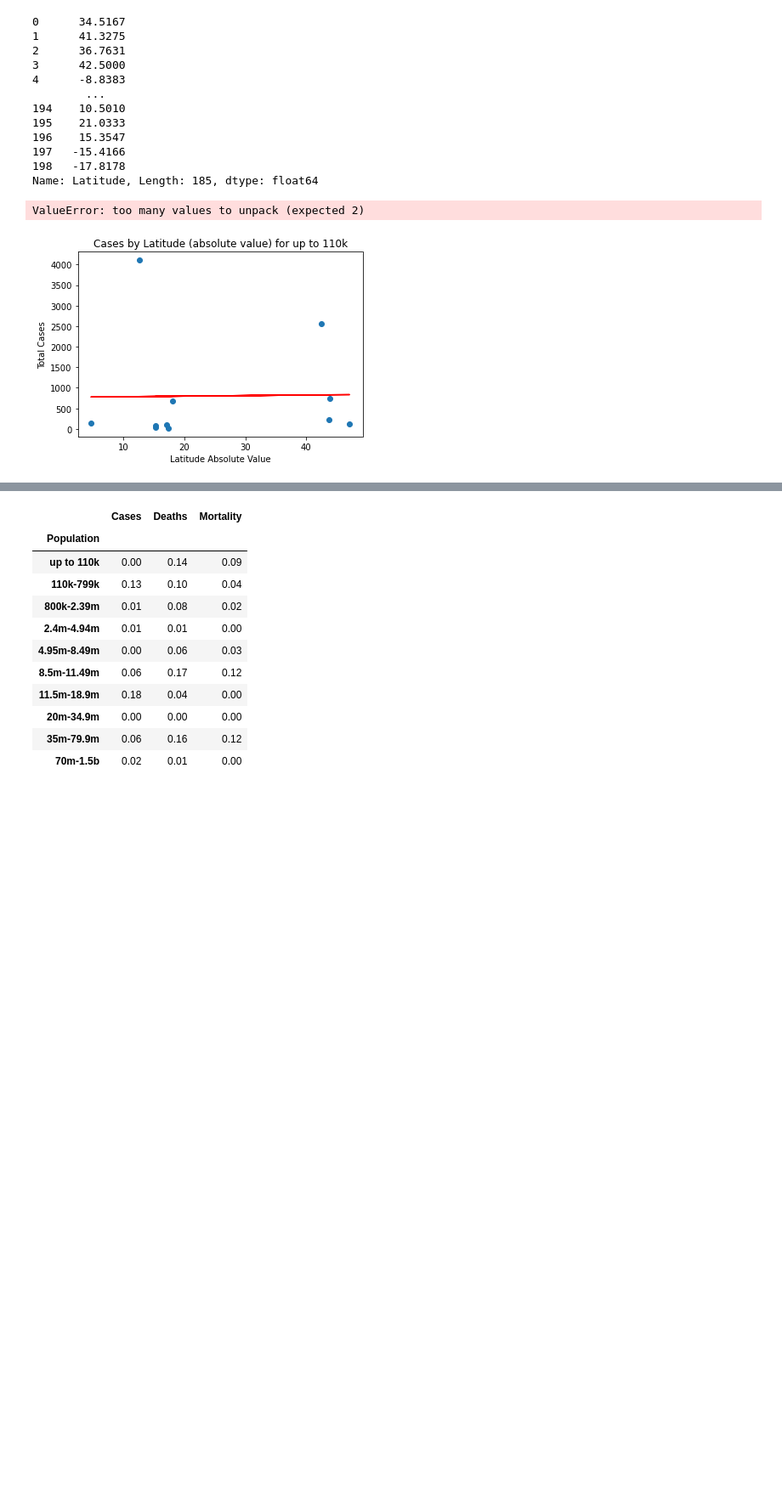
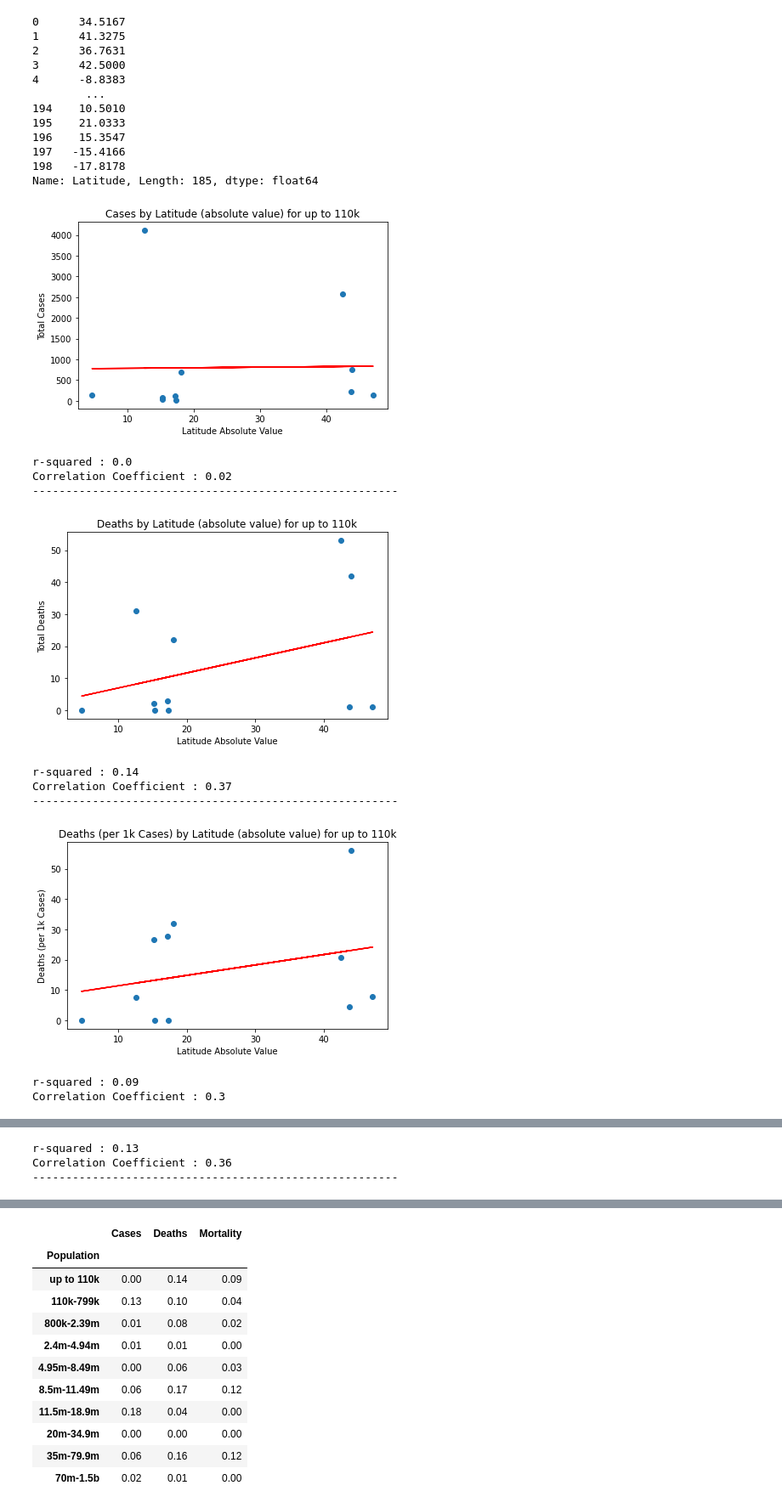
Before and after one commit to AustinRCole/COVID_Lat_GDP_analysis, a Jupyter notebook: Final_COVID_analysis.ipynb, the cells around one changed output, grey strips where cells are left out. Shown at 85% size. Saved outputs shown, nothing was run; the diff lists cells and outputs as text; code cells hidden in the pictures; blank space fills up the shorter version.

```diff
--- a/Final_COVID_analysis.ipynb
+++ b/Final_COVID_analysis.ipynb
@@ -226,18 +226,15 @@ for pop_range in pop_ranges:
     fit = slope * group_lat_abs + intercept
     plt.plot(group_lat_abs,fit,color='r')
 
+    plt.tight_layout()
+    plt.savefig(f'Images/Lat vs Cases for{pop_range}.png')
+    plt.show()
+
 
     rs = round(r**2,2)
     cc = round(st.pearsonr(group_lat_abs,group_cases)[0],2)
     case_cc_list.append(cc)
     case_rs_list.append(rs)
-
-    plt.annotate(f"cor. coef. = {cc}", ('data'))
-    #plt.annotate(f"r= {rs}", ('best'), fontsize=12, color="red")
-
-    plt.tight_layout()
-    plt.savefig(f'Images/Lat vs Cases for{pop_range}.png')
-    plt.show()
 
 
     print(f"r-squared : {rs}")
@@ -262,37 +259,46 @@ for pop_range in pop_ranges:
     plt.show()
 
     rs = round(r**2,2)
-    cc = round(st.pearsonr(group_lat_abs,group_cases)[0],2)
+    cc = round(st.pearsonr(group_lat_abs,group_deaths)[0],2)
     deaths_cc_list.append(cc)
     deaths_rs_list.append(rs)
 
     print(f"r-squared : {rs}")
     print(f"Correlation Coefficient : {cc}")
     print('-------------------------------------------------------')
     #-------------------------------------------------------------------------------------------------------------------------
     plt.subplots()
     plt.scatter(group_lat_abs, group_dp1k)
     plt.xlabel('Latitude Absolute Value')
     plt.ylabel('Deaths (per 1k Cases)')
     plt.title(f'Deaths (per 1k Cases) by Latitude (absolute value) for {pop_range}')
 
 
     slope, intercept, r, p, std_err = st.linregress(group_lat_abs, group_dp1k)
     fit = slope * group_lat_abs + intercept
     plt.plot(group_lat_abs,fit,color='r')
 
 
     plt.tight_layout()
     plt.savefig(f'Images/Lat vs Mortality for{pop_range}.png')
     plt.show()
 
     rs = round(r**2,2)
-    cc = round(st.pearsonr(group_lat_abs,group_cases)[0],2)
+    cc = round(st.pearsonr(group_lat_abs,group_dp1k)[0],2)
     mortality_cc_list.append(cc)
     mortality_rs_list.append(rs)
 
     print(f"r-squared : {rs}")
     print(f"Correlation Coefficient : {cc}")
 # %% [output]
+[figure, new version]
-ValueError: too many values to unpack (expected 2)
+r-squared : 0.0
+Correlation Coefficient : 0.02
+-------------------------------------------------------
-[figure, old version]
+[figure, added]
+r-squared : 0.14
+Correlation Coefficient : 0.37
+-------------------------------------------------------
+[figure, added]
+r-squared : 0.09
+Correlation Coefficient : 0.3
@@ -298,0 +306,3 @@ ValueError: too many values to unpack (expected 2)
+r-squared : 0.13
+Correlation Coefficient : 0.36
+-------------------------------------------------------
```
Also changed, not shown: parts of 3 cells of this notebook.
